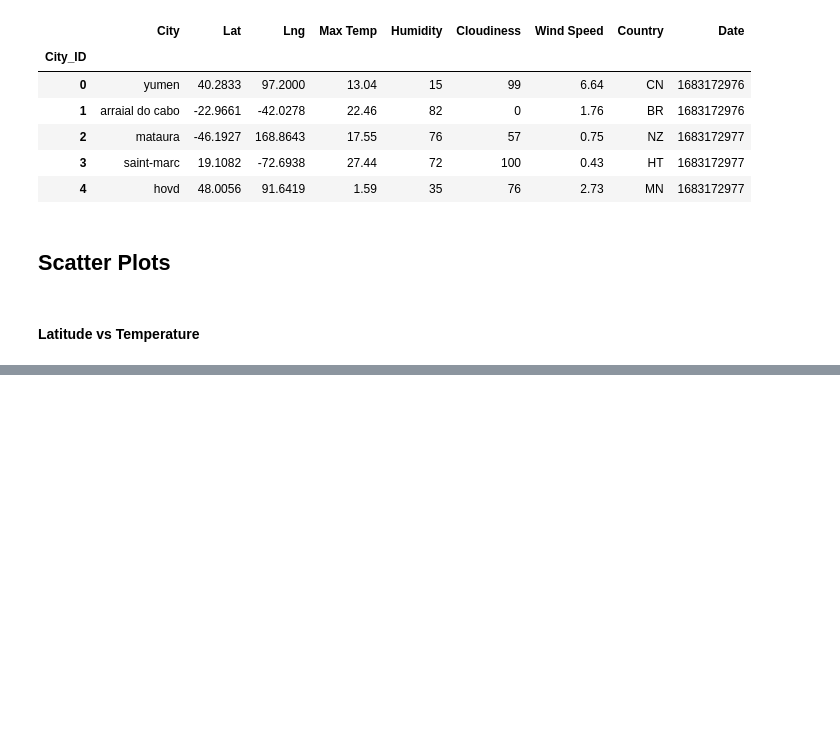
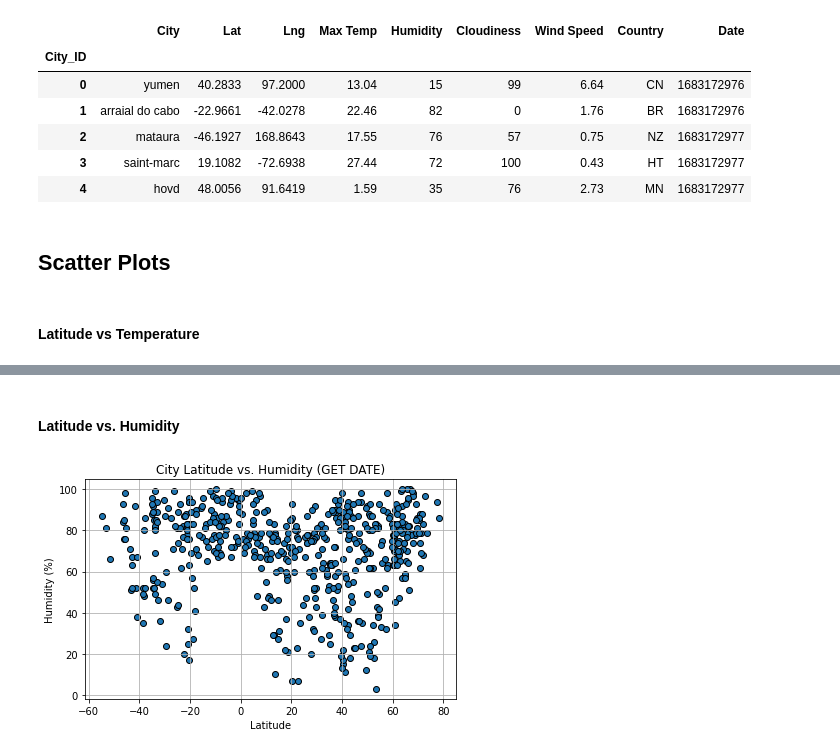
Before and after one commit to Wheezyotter/python-api-challenge, a Jupyter notebook: WeatherPy/WeatherPy.ipynb, the cells around one changed output, grey strips where cells are left out. Drawn from its saved outputs; the diff is of its cells as text; code cells hidden in the pictures; blank space fills up the shorter version.

```diff
--- a/WeatherPy/WeatherPy.ipynb
+++ b/WeatherPy/WeatherPy.ipynb
@@ -194,0 +199,22 @@ plt.show()
+# %% [markdown]
+#### Latitude vs. Humidity
+# %%
+# Stores humidity data
+humidity = city_data_df["Humidity"]
+
+# Creates a scatter plot of humidity vs latitude
+fig2, ax2 = plt.subplots()
+
+
+ax2.scatter(latitude, humidity, edgecolors = "black")
+
+ax2.set_title("City Latitude vs. Humidity (GET DATE)")
+ax2.set_xlabel("Latitude")
+ax2.set_ylabel("Humidity (%)")
+ax2.grid()
+
+plt.tight_layout()
+plt.savefig("Figures/Fig2_lat_v_humid.png")
+plt.show()
+# %% [output]
+[figure, added]
```
Also changed, not shown: parts of 6 cells of this notebook, 4 other files.
